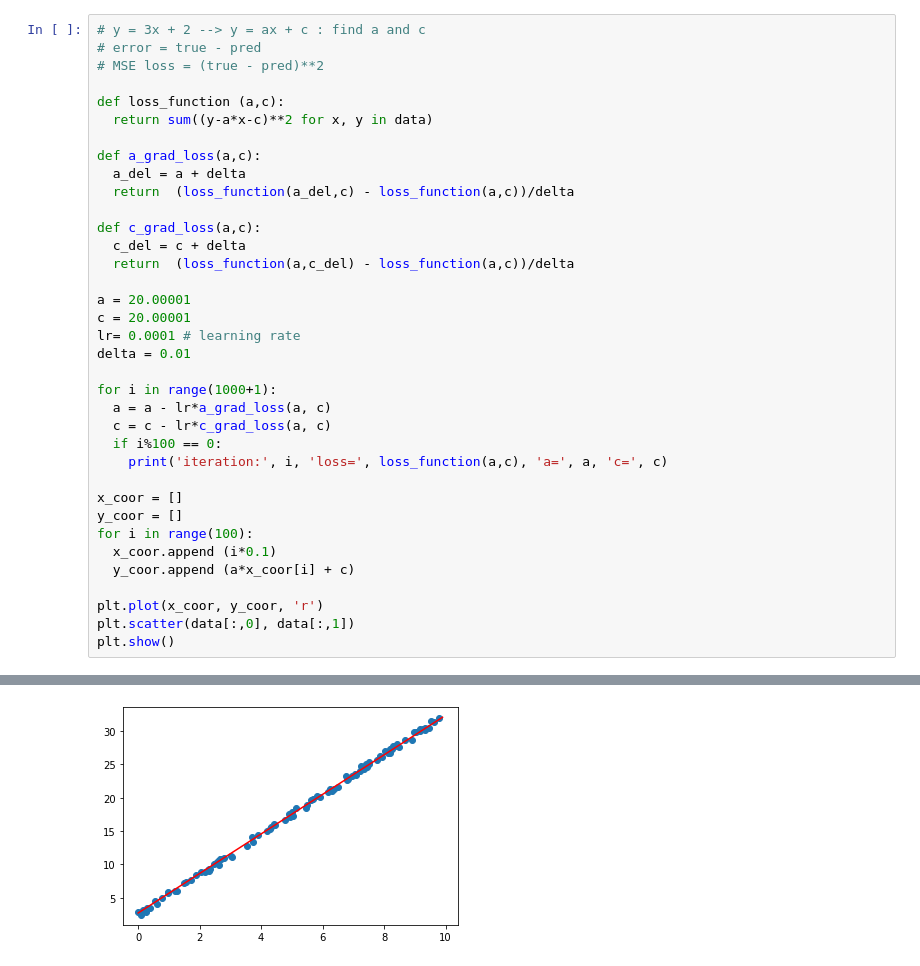
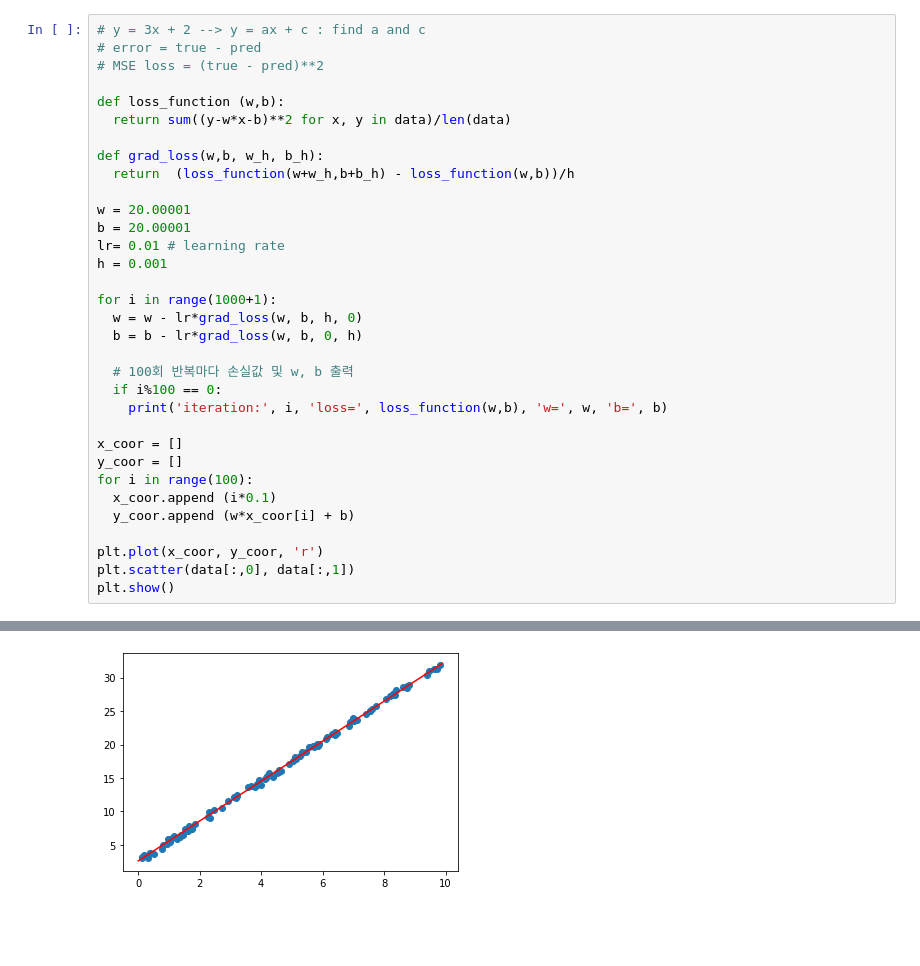
Before and after one commit to face22/lecture, a Jupyter notebook: linear_regression.ipynb, the cells around one changed output, grey strips where cells are left out. Cells and saved outputs as stored; diff of their text form; blank space fills up the shorter version.

```diff
--- a/linear_regression.ipynb
+++ b/linear_regression.ipynb
@@ -65,33 +69,30 @@ iteration: 1000 loss= 8.149812048190853 a= 2.978870975176979 c= 2.64982603173851
 # error = true - pred
 # MSE loss = (true - pred)**2
 
-def loss_function (a,c):
-  return sum((y-a*x-c)**2 for x, y in data)
+def loss_function (w,b):
+  return sum((y-w*x-b)**2 for x, y in data)/len(data)
 
-def a_grad_loss(a,c):
-  a_del = a + delta
-  return  (loss_function(a_del,c) - loss_function(a,c))/delta
+def grad_loss(w,b, w_h, b_h):
+  return  (loss_function(w+w_h,b+b_h) - loss_function(w,b))/h
 
-def c_grad_loss(a,c):
-  c_del = c + delta
-  return  (loss_function(a,c_del) - loss_function(a,c))/delta
-
-a = 20.00001
-c = 20.00001
-lr= 0.0001 # learning rate
-delta = 0.01
+w = 20.00001
+b = 20.00001
+lr= 0.01 # learning rate
+h = 0.001
 
 for i in range(1000+1):
-  a = a - lr*a_grad_loss(a, c)
-  c = c - lr*c_grad_loss(a, c)
+  w = w - lr*grad_loss(w, b, h, 0)
+  b = b - lr*grad_loss(w, b, 0, h)
+
+  # 100회 반복마다 손실값 및 w, b 출력
   if i%100 == 0:
-    print('iteration:', i, 'loss=', loss_function(a,c), 'a=', a, 'c=', c)
+    print('iteration:', i, 'loss=', loss_function(w,b), 'w=', w, 'b=', b)
 
 x_coor = []
 y_coor = []
 for i in range(100):
   x_coor.append (i*0.1)
-  y_coor.append (a*x_coor[i] + c)
+  y_coor.append (w*x_coor[i] + b)
 
 plt.plot(x_coor, y_coor, 'r')
 plt.scatter(data[:,0], data[:,1])
@@ -111,4 +112,4 @@ iteration: 1000 loss= 9.005629745673874 a= 2.961199736433692 c= 2.73700206689219
-[figure, old version]
+[figure, new version]
 # %%
 import tensorflow as tf
 
```
Also changed, not shown: parts of 8 cells of this notebook.
